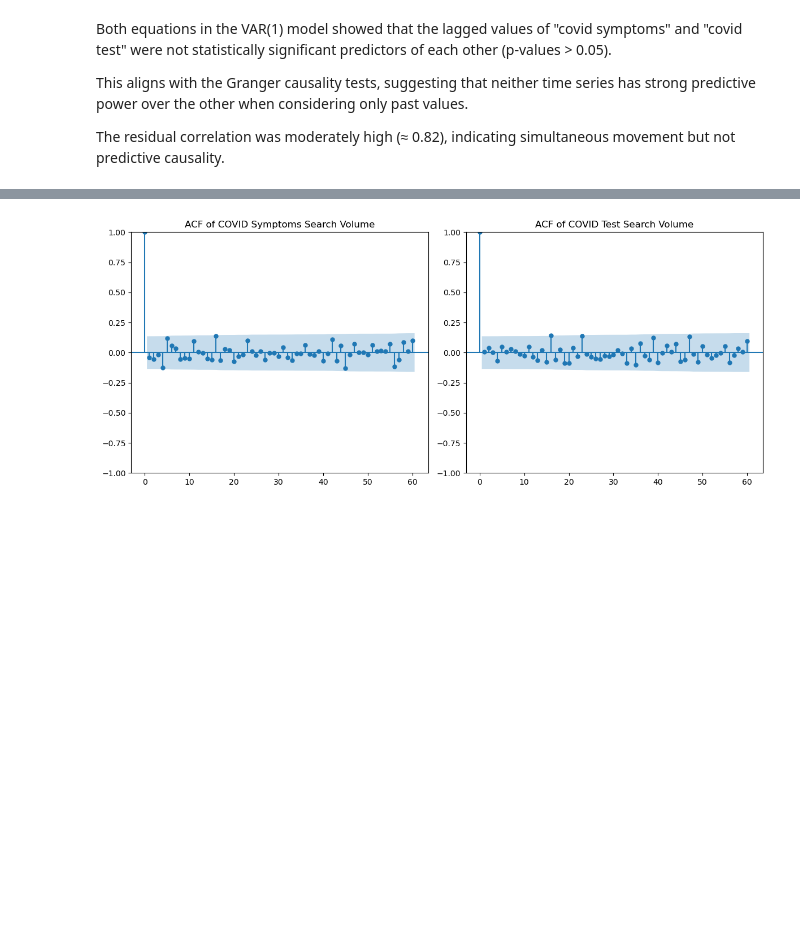
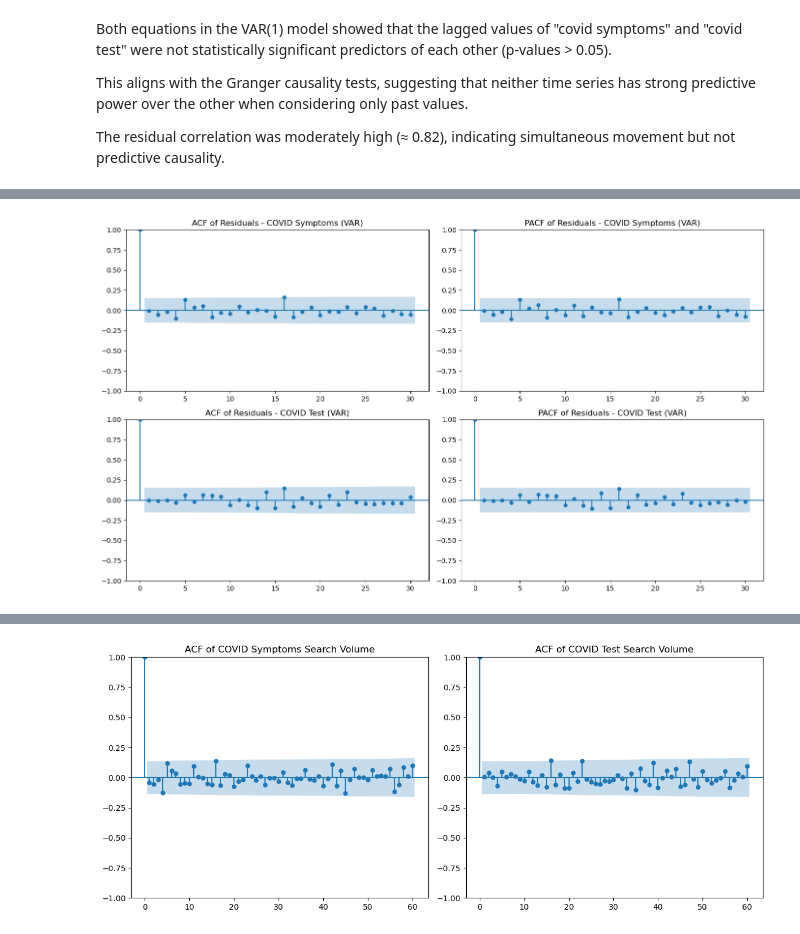
Before and after one commit to sevintanerdi/TSAproject, a Jupyter notebook: TSA_analysis.ipynb, the cells around one changed output, grey strips where cells are left out. Cells and saved outputs as stored; diff of their text form; code cells hidden in the pictures; blank space fills up the shorter version.

```diff
--- a/TSA_analysis.ipynb
+++ b/TSA_analysis.ipynb
@@ -632,0 +341,28 @@ The Breusch-Godfrey test confirms that the residuals from both series are free o
+# %%
+from statsmodels.graphics.tsaplots import plot_acf, plot_pacf
+import matplotlib.pyplot as plt
+
+residuals_var = var_results.resid
+
+fig, axes = plt.subplots(2, 2, figsize=(14, 8))
+
+# COVID Symptoms - ACF
+plot_acf(residuals_var['covid symptoms'], lags=30, ax=axes[0, 0])
+axes[0, 0].set_title('ACF of Residuals - COVID Symptoms (VAR)')
+
+# COVID Symptoms - PACF
+plot_pacf(residuals_var['covid symptoms'], lags=30, ax=axes[0, 1])
+axes[0, 1].set_title('PACF of Residuals - COVID Symptoms (VAR)')
+
+# COVID Test - ACF
+plot_acf(residuals_var['covid test'], lags=30, ax=axes[1, 0])
+axes[1, 0].set_title('ACF of Residuals - COVID Test (VAR)')
+
+# COVID Test - PACF
+plot_pacf(residuals_var['covid test'], lags=30, ax=axes[1, 1])
+axes[1, 1].set_title('PACF of Residuals - COVID Test (VAR)')
+
+plt.tight_layout()
+plt.show()
+# %% [output]
+[figure, added]
```
Also changed, not shown: parts of 53 cells of this notebook.
